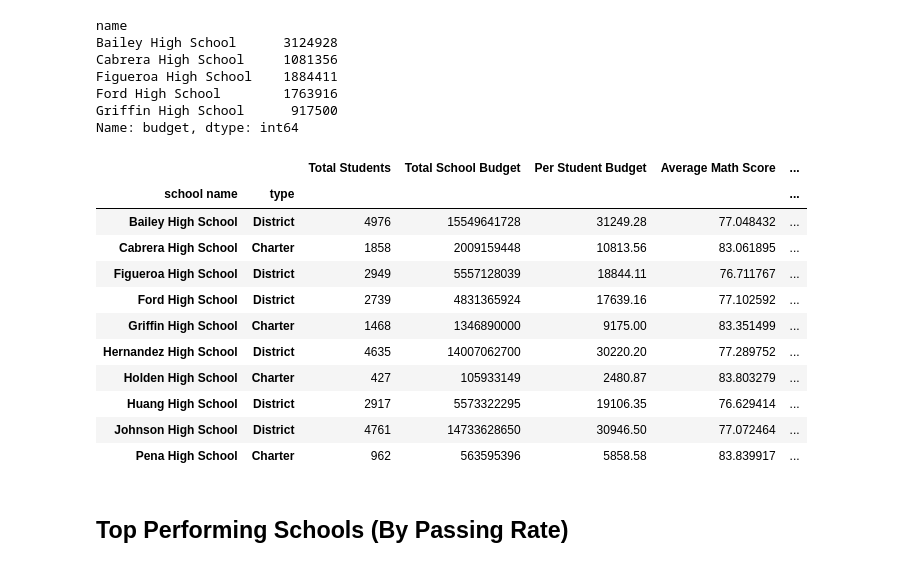
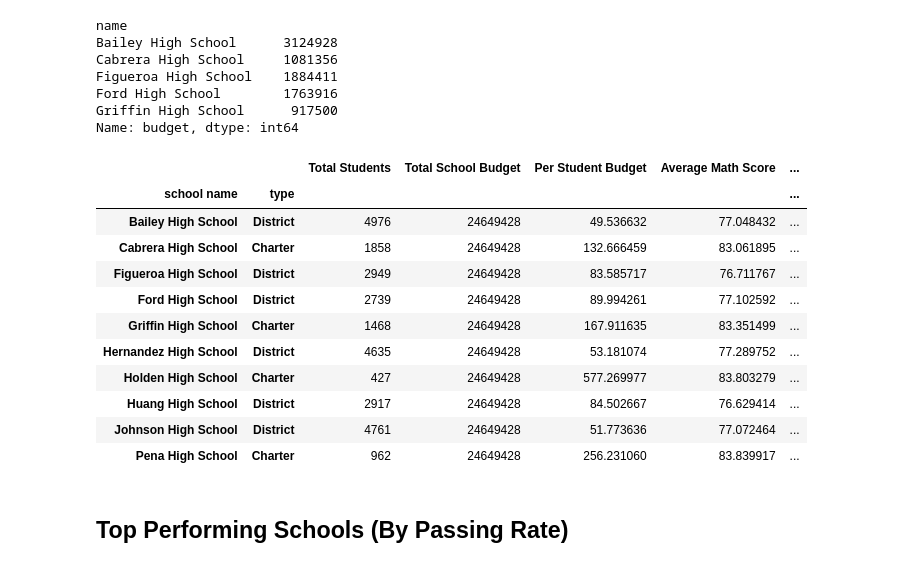
Before and after one commit to Meghanavmr/PyCitySchools, a Jupyter notebook: PyCitySchools_starter.ipynb, the cells around one changed output. Cells and saved outputs as stored; diff of their text form; code cells hidden in the pictures.

```diff
--- a/PyCitySchools_starter.ipynb
+++ b/PyCitySchools_starter.ipynb
@@ -167,7 +167,7 @@ grouped_school_data = school_data_complete_new.groupby(['school name', "type"])
 
 
 total_students_grp = grouped_school_data["Student ID"].count()
-total_budget_grp = grouped_school_data["budget"].sum()
+total_budget_grp = school_df["budget"].sum()
 # total_budget_grp = grouped_school_data["budget"].sum()
 per_stu_budget_grp =  (total_budget_grp/ total_students_grp)/100
 avgmathscore_grp = grouped_school_data["math_score"].mean()
@@ -180,43 +180,43 @@ overallpassrate_grp = (avgmathscore_grp + avgreadingscore_grp)/2
 grouped_school_data_df = pd.DataFrame({"Total Students":total_students_grp,
                                        "Total School Budget": total_budget_grp,
                                        "Per Student Budget":per_stu_budget_grp,
                                        "Average Math Score": avgmathscore_grp,
                                        "Average Reading Score": avgreadingscore_grp,
                                        "% Passing Math":passingmath_grp,
                                        "% Passing Reading":passingmath_grp,
                                         "Overall Passing Rate":overallpassrate_grp
 
 
 })
 
 grouped_school_data_df = grouped_school_data_df[[  "Total Students",
     "Total School Budget",
     "Per Student Budget",
     "Average Math Score",
     "Average Reading Score",
      "% Passing Math",
      "% Passing Math",
     "Overall Passing Rate"]]
 
 
 grouped_school_data_df
 
 
 
 grouped_school_data_df.head(10)
 # %% [output]
 |  |  | Total Students | Total School Budget | Per Student Budget | Average Math Score | ... |
 | school name | type |  |  |  |  | ... |
-| Bailey High School | District | 4976 | 15549641728 | 31249.28 | 77.048432 | ... |
-| Cabrera High School | Charter | 1858 | 2009159448 | 10813.56 | 83.061895 | ... |
-| Figueroa High School | District | 2949 | 5557128039 | 18844.11 | 76.711767 | ... |
-| Ford High School | District | 2739 | 4831365924 | 17639.16 | 77.102592 | ... |
-| Griffin High School | Charter | 1468 | 1346890000 | 9175.00 | 83.351499 | ... |
-| Hernandez High School | District | 4635 | 14007062700 | 30220.20 | 77.289752 | ... |
-| Holden High School | Charter | 427 | 105933149 | 2480.87 | 83.803279 | ... |
-| Huang High School | District | 2917 | 5573322295 | 19106.35 | 76.629414 | ... |
-| Johnson High School | District | 4761 | 14733628650 | 30946.50 | 77.072464 | ... |
-| Pena High School | Charter | 962 | 563595396 | 5858.58 | 83.839917 | ... |
+| Bailey High School | District | 4976 | 24649428 | 49.536632 | 77.048432 | ... |
+| Cabrera High School | Charter | 1858 | 24649428 | 132.666459 | 83.061895 | ... |
+| Figueroa High School | District | 2949 | 24649428 | 83.585717 | 76.711767 | ... |
+| Ford High School | District | 2739 | 24649428 | 89.994261 | 77.102592 | ... |
+| Griffin High School | Charter | 1468 | 24649428 | 167.911635 | 83.351499 | ... |
+| Hernandez High School | District | 4635 | 24649428 | 53.181074 | 77.289752 | ... |
+| Holden High School | Charter | 427 | 24649428 | 577.269977 | 83.803279 | ... |
+| Huang High School | District | 2917 | 24649428 | 84.502667 | 76.629414 | ... |
+| Johnson High School | District | 4761 | 24649428 | 51.773636 | 77.072464 | ... |
+| Pena High School | Charter | 962 | 24649428 | 256.231060 | 83.839917 | ... |
 # %% [markdown]
 ## Top Performing Schools (By Passing Rate)
 # %% [markdown]
```
Also changed, not shown: parts of 4 cells of this notebook.
